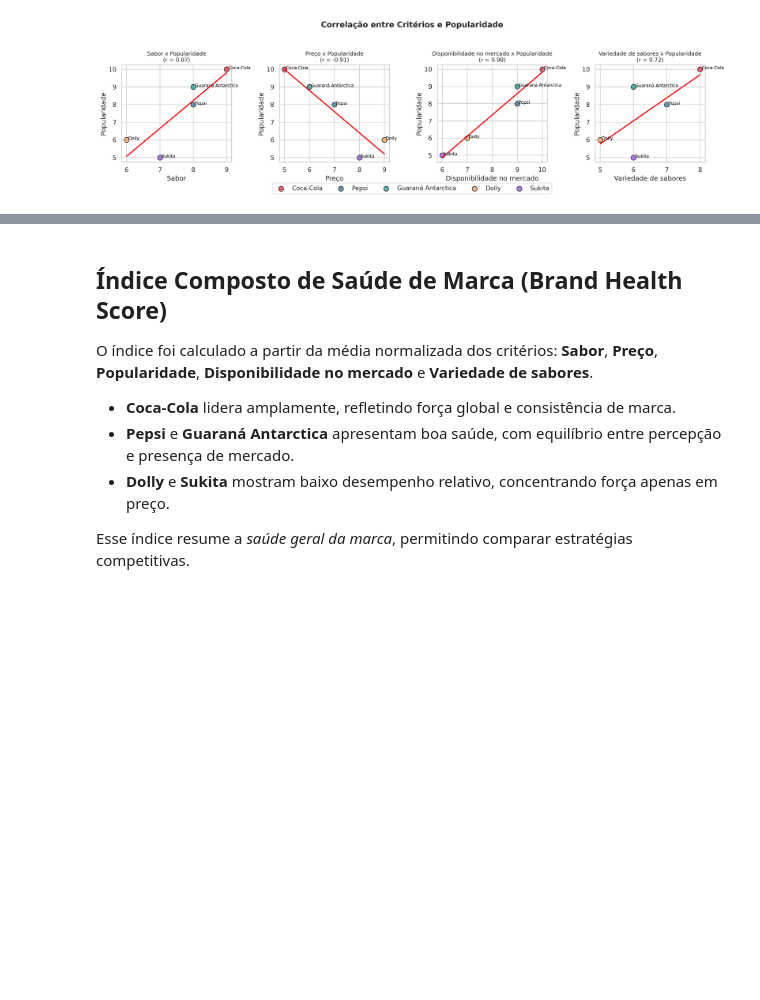
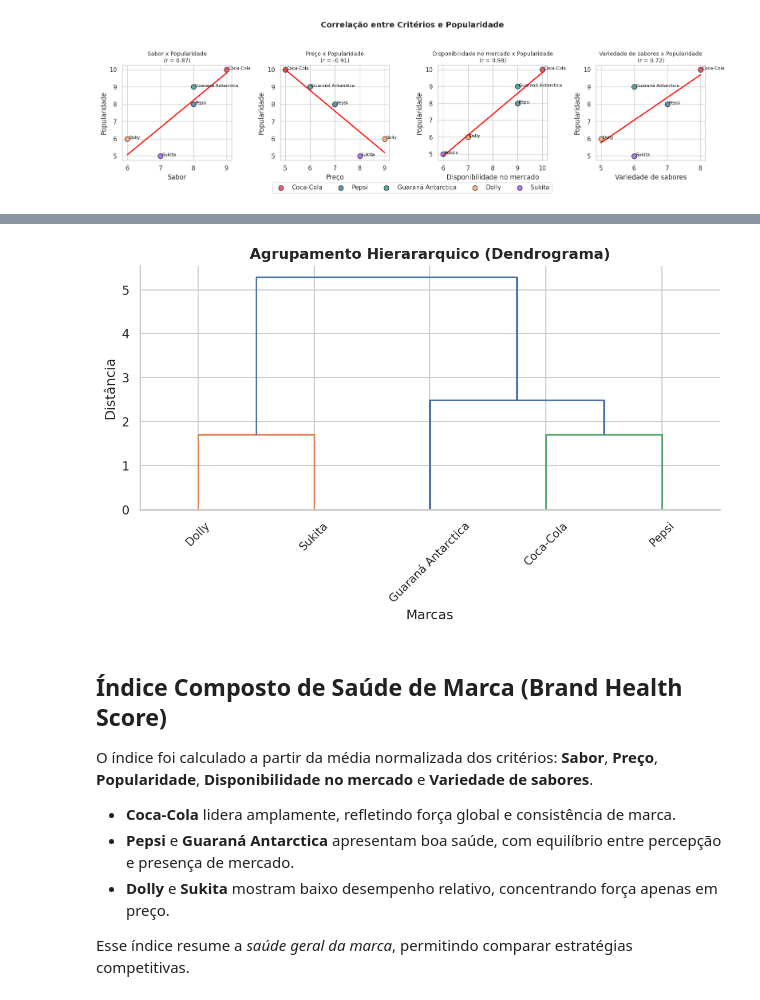
Before and after one commit to EnniodosSantos/Notebook-Estagiar-Globo, a Jupyter notebook: Estagiar_Globo.ipynb, the cells around one changed output, grey strips where cells are left out. Cells and saved outputs as stored; diff of their text form; code cells hidden in the pictures; blank space fills up the shorter version.

```diff
--- a/Estagiar_Globo.ipynb
+++ b/Estagiar_Globo.ipynb
@@ -419,3 +274,56 @@ Cluster 2: Dolly
+# %%
+# @title
+import seaborn as sns
+from sklearn.preprocessing import StandardScaler
+from scipy.cluster.hierarchy import dendrogram, linkage, fcluster
+
+# --- Dataset exemplo ---
+dados = {
+    'Marca': ['Coca-Cola', 'Pepsi', 'Guaraná Antarctica', 'Dolly', 'Sukita'],
+    'Sabor': [9, 8, 8, 6, 7],
+    'Preço': [5, 6, 7, 8, 7],
+    'Disponibilidade': [10, 9, 8, 7, 6],
+    'Variedade de Sabores': [8, 7, 9, 6, 5],
+}
+df = pd.DataFrame(dados)
+
+# --- Pré-processamento ---
+X = df[['Sabor', 'Preço', 'Disponibilidade', 'Variedade de Sabores']]
+scaler = StandardScaler()
+X_scaled = scaler.fit_transform(X)
+
+# --- Hierarchical Clustering ---
+linkage_matrix = linkage(X_scaled, method='ward')
+
+# --- Criar clusters (2 grupos) ---
+num_clusters = 3
+df['Cluster_Hier'] = fcluster(linkage_matrix, t=num_clusters, criterion='maxclust')
+
+# --- Visualização ---
+sns.set_theme(style="whitegrid")
+plt.rcParams['figure.dpi'] = 150
+plt.rcParams['savefig.dpi'] = 200
+
+plt.figure(figsize=(8, 5))
+
+# Definir limiar de cor baseado na altura dos clusters
+# → Isso separa os grupos por cor automaticamente
+dendrogram(
+    linkage_matrix,
+    labels=df['Marca'].values,
+    leaf_rotation=45,
+    leaf_font_size=10,
+    color_threshold=linkage_matrix[-(num_clusters-1), 2],  # separa exatamente 2 grupos
+)
+
+plt.title("Agrupamento Hierararquico (Dendrograma)", fontsize=13, fontweight='bold')
+plt.xlabel("Marcas")
+plt.ylabel("Distância")
+sns.despine()
+plt.tight_layout()
+plt.show()
+# %% [output]
+[figure, added]
 # %% [markdown]
 ## Índice Composto de Saúde de Marca (Brand Health Score)
 
```
Also changed, not shown: parts of 13 cells of this notebook.
